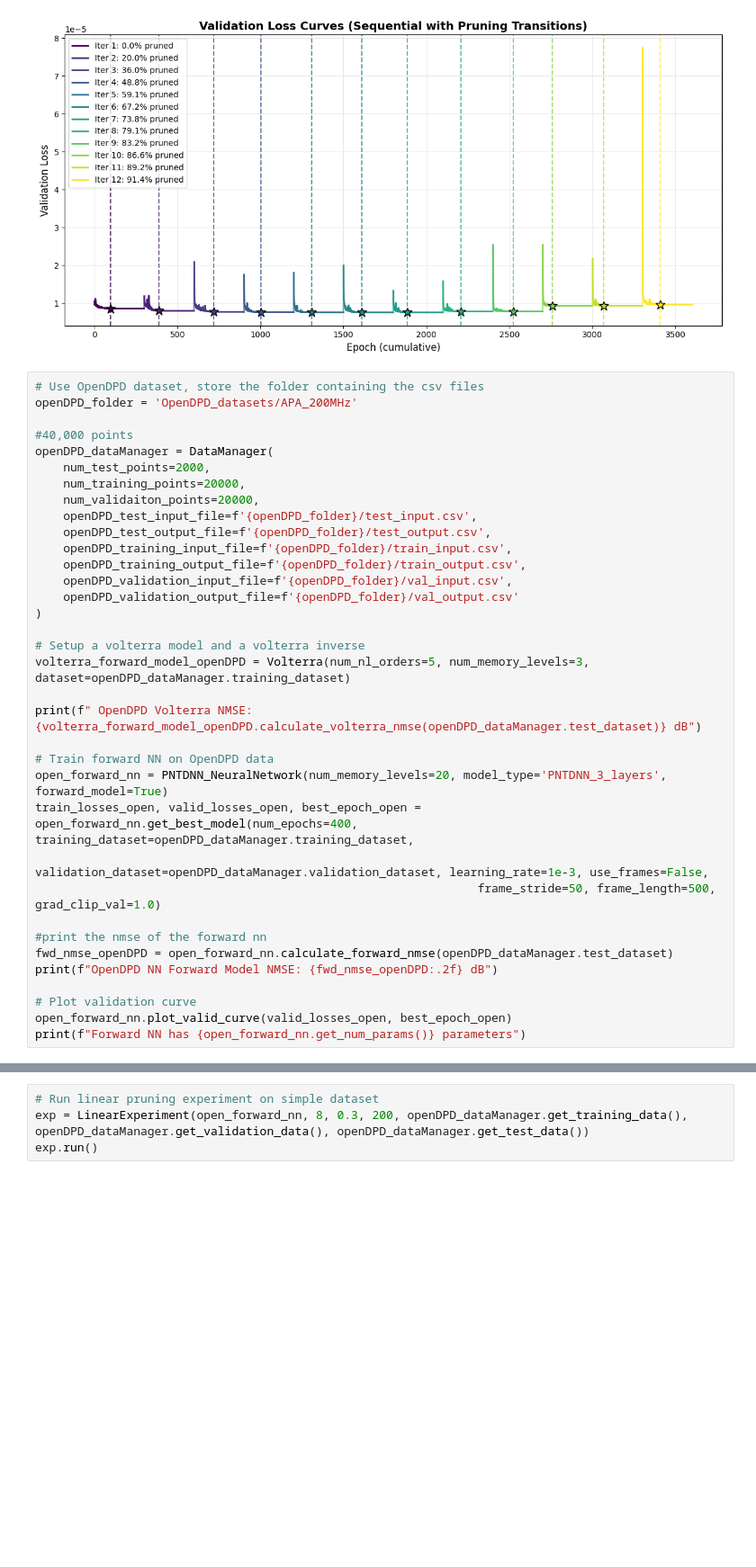
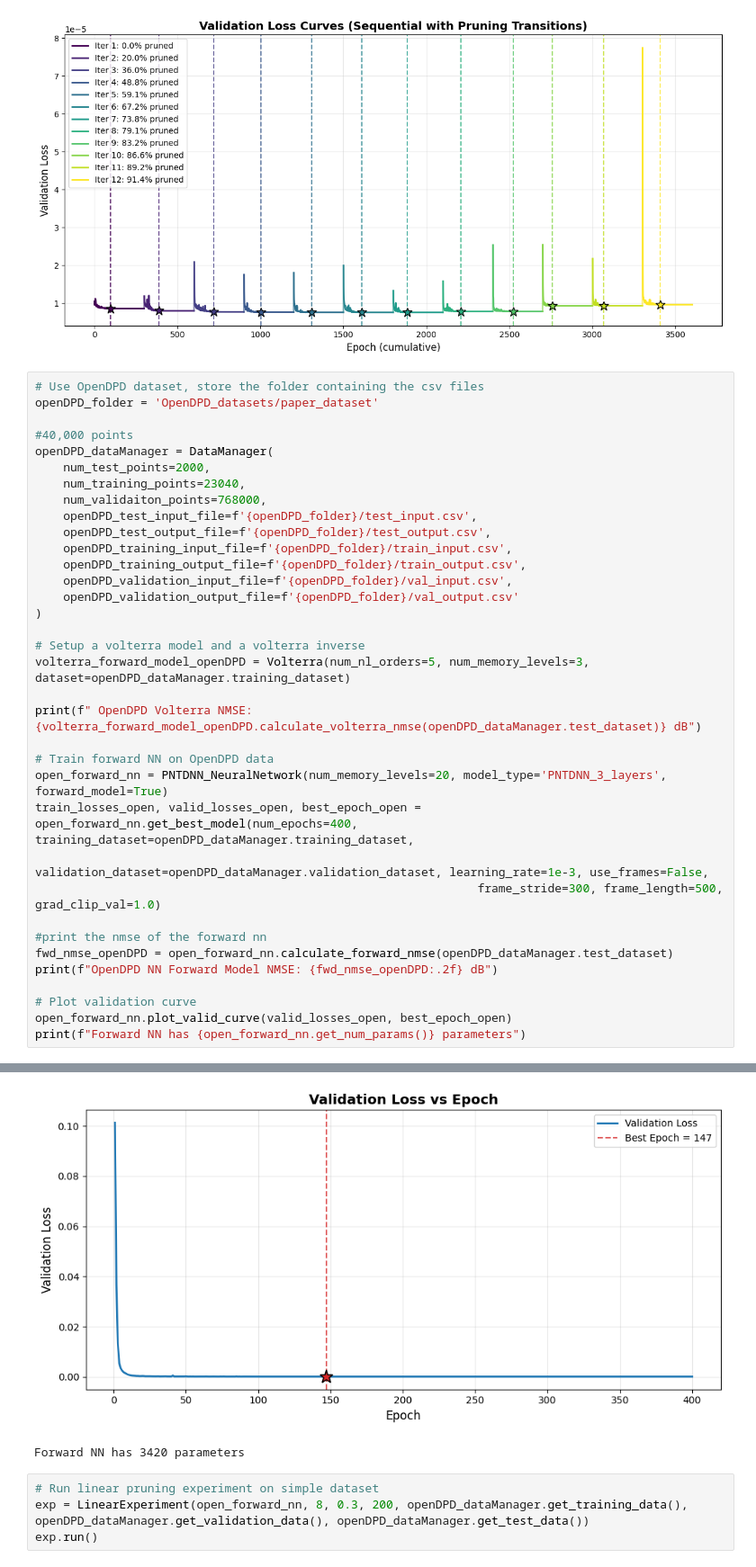
Before and after one commit to aquigney/sparseDPD, a Jupyter notebook: refactored_notebook.ipynb, the cells around one changed output, grey strips where cells are left out. Shown at 90% size. Drawn from its saved outputs; the diff is of its cells as text; blank space fills up the shorter version.

```diff
--- a/refactored_notebook.ipynb
+++ b/refactored_notebook.ipynb
@@ -105,13 +105,13 @@ NMSE: -39.9357 dB
 [figure]
 # %%
 # Use OpenDPD dataset, store the folder containing the csv files
-openDPD_folder = 'OpenDPD_datasets/APA_200MHz'
+openDPD_folder = 'OpenDPD_datasets/paper_dataset'
 
 #40,000 points
 openDPD_dataManager = DataManager(
     num_test_points=2000,
-    num_training_points=20000,
-    num_validaiton_points=20000,
+    num_training_points=23040,
+    num_validaiton_points=768000,
     openDPD_test_input_file=f'{openDPD_folder}/test_input.csv',
     openDPD_test_output_file=f'{openDPD_folder}/test_output.csv',
     openDPD_training_input_file=f'{openDPD_folder}/train_input.csv',
@@ -129,7 +129,7 @@ print(f" OpenDPD Volterra NMSE: {volterra_forward_model_openDPD.calculate_volter
 open_forward_nn = PNTDNN_NeuralNetwork(num_memory_levels=20, model_type='PNTDNN_3_layers', forward_model=True)
 train_losses_open, valid_losses_open, best_epoch_open = open_forward_nn.get_best_model(num_epochs=400, training_dataset=openDPD_dataManager.training_dataset,
                                                                validation_dataset=openDPD_dataManager.validation_dataset, learning_rate=1e-3, use_frames=False,
-                                                               frame_stride=50, frame_length=500, grad_clip_val=1.0)
+                                                               frame_stride=300, frame_length=500, grad_clip_val=1.0)
 
 #print the nmse of the forward nn
 fwd_nmse_openDPD = open_forward_nn.calculate_forward_nmse(openDPD_dataManager.test_dataset)
@@ -138,3 +138,4 @@ print(f"OpenDPD NN Forward Model NMSE: {fwd_nmse_openDPD:.2f} dB")
 # Plot validation curve
 open_forward_nn.plot_valid_curve(valid_losses_open, best_epoch_open)
 print(f"Forward NN has {open_forward_nn.get_num_params()} parameters")
+# %% [output]
@@ -141,3 +159,5 @@ print(f"Forward NN has {open_forward_nn.get_num_params()} parameters")
+[figure, added]
+Forward NN has 3420 parameters
 # %%
 # Run linear pruning experiment on simple dataset
 exp = LinearExperiment(open_forward_nn, 8, 0.3, 200, openDPD_dataManager.get_training_data(), openDPD_dataManager.get_validation_data(), openDPD_dataManager.get_test_data())
```
Also changed, not shown: parts of 1 cell of this notebook, 6 other files.
